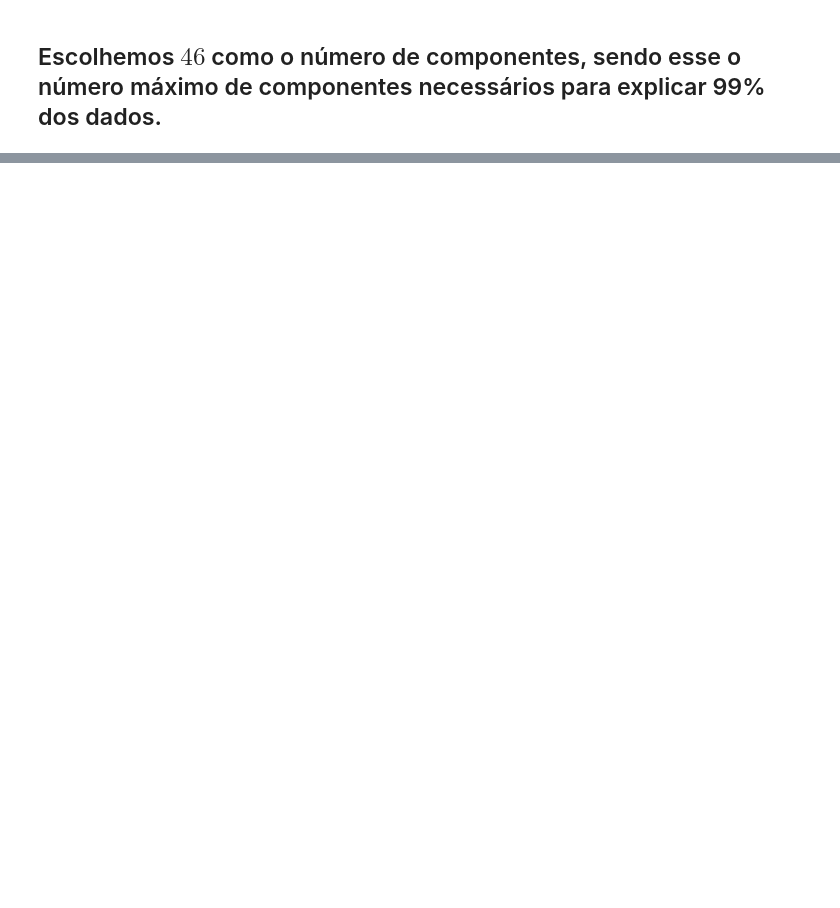
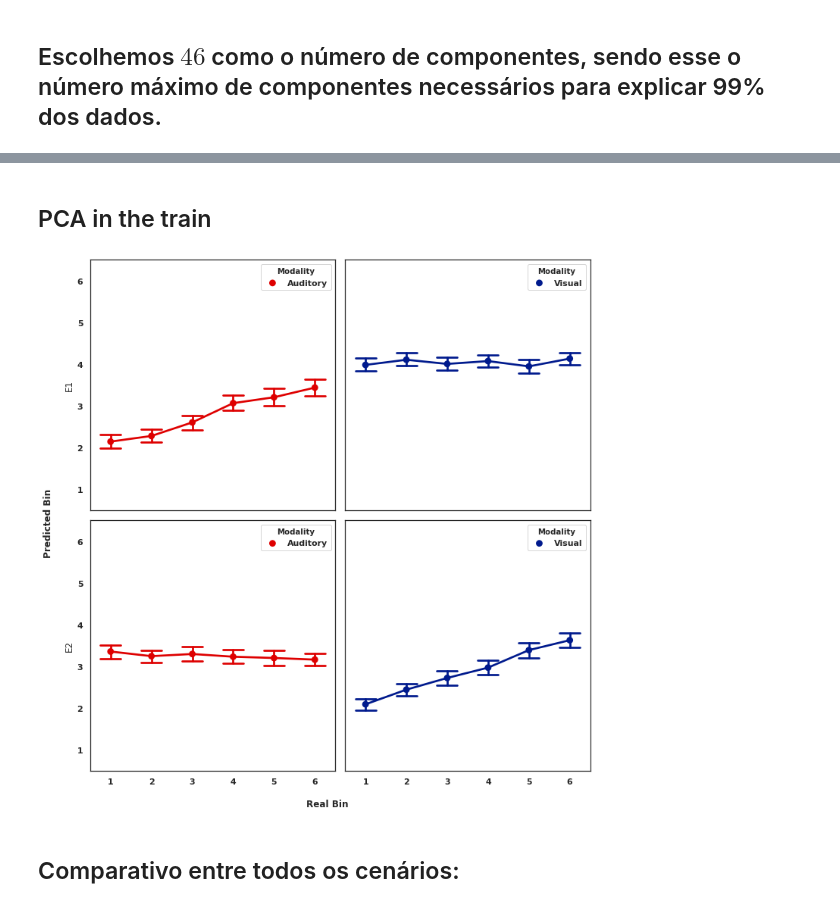
Before and after one commit to bruAristimunha/Across-Modalities, a Jupyter notebook: notebook/Original-Proposal.ipynb, the cells around one changed output, grey strips where cells are left out. Saved outputs shown, nothing was run; the diff lists cells and outputs as text; code cells hidden in the pictures; blank space fills up the shorter version.

```diff
--- a/notebook/Original-Proposal.ipynb
+++ b/notebook/Original-Proposal.ipynb
@@ -594,0 +797,5 @@ To investigate whether information about the elapsed interval could be decoded f
+# %%
+print("Classificação nos Dados Auditivo, exposição 2")
+y_test = exposicao2_aud_w['Predicted Bin'].values
+y_pred = exposicao2_aud_w['Real Bin'].values
+print(classification_report(y_test, y_pred))
@@ -594,0 +816,2 @@ To investigate whether information about the elapsed interval could be decoded f
+# %% [markdown]
+## PCA in the train
@@ -594,0 +850,32 @@ To investigate whether information about the elapsed interval could be decoded f
+# %%
+resu_vis_1_pca = makeCatPlot_PCA_in_train(df_vis_1_without,'Visual','E1')
+resu_vis_2_pca = makeCatPlot_PCA_in_train(df_vis_2_without,'Visual','E2')
+
+resu_aud_1_pca = makeCatPlot_PCA_in_train(df_aud_1_without,'Auditory','E1')
+resu_aud_2_pca = makeCatPlot_PCA_in_train(df_aud_2_without,'Auditory','E2')
+# %%
+merge_pca = np.concatenate([resu_vis_1_pca,resu_vis_2_pca, resu_aud_1_pca, resu_aud_2_pca])
+
+plotar_pca = pd.DataFrame(merge_pca)
+# %%
+plotar_pca[0] = plotar_pca[0].astype(int)
+plotar_pca[1] = plotar_pca[1].astype(int)
+
+plotar_pca.columns = ['Predicted Bin','Real Bin','Modality','Exposures']
+
+exposicao1_pca = plotar_pca[plotar_pca['Exposures']=='E1']
+
+exposicao1_aud_pca = exposicao1_pca[exposicao1_pca['Modality']=='Auditory']
+exposicao1_vis_pca = exposicao1_pca[exposicao1_pca['Modality']=='Visual']
+
+
+exposicao2_pca = plotar_pca[plotar_pca['Exposures']=='E2']
+
+exposicao2_aud_pca = exposicao2_pca[exposicao2_pca['Modality']=='Auditory']
+exposicao2_vis_pca = exposicao2_pca[exposicao2_pca['Modality']=='Visual']
+# %%
+plot_cat(exposicao1_aud_pca, exposicao2_aud_pca, exposicao1_vis_pca, exposicao2_vis_pca, True)
+# %% [output]
+[figure, added]
+# %% [markdown]
+## Comparativo entre todos os cenários:
```
Also changed, not shown: parts of 94 cells of this notebook.
